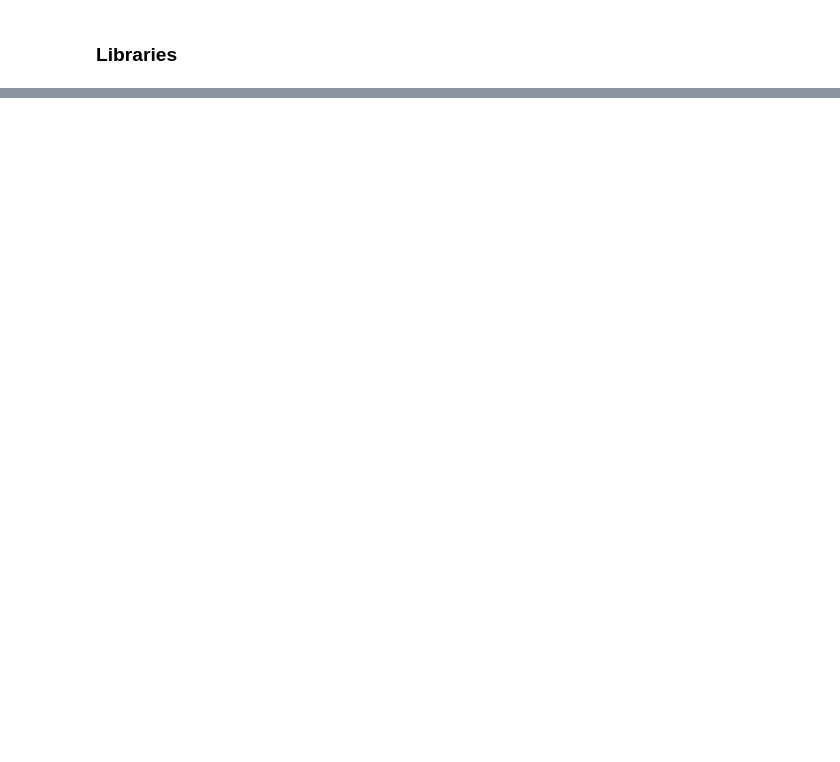
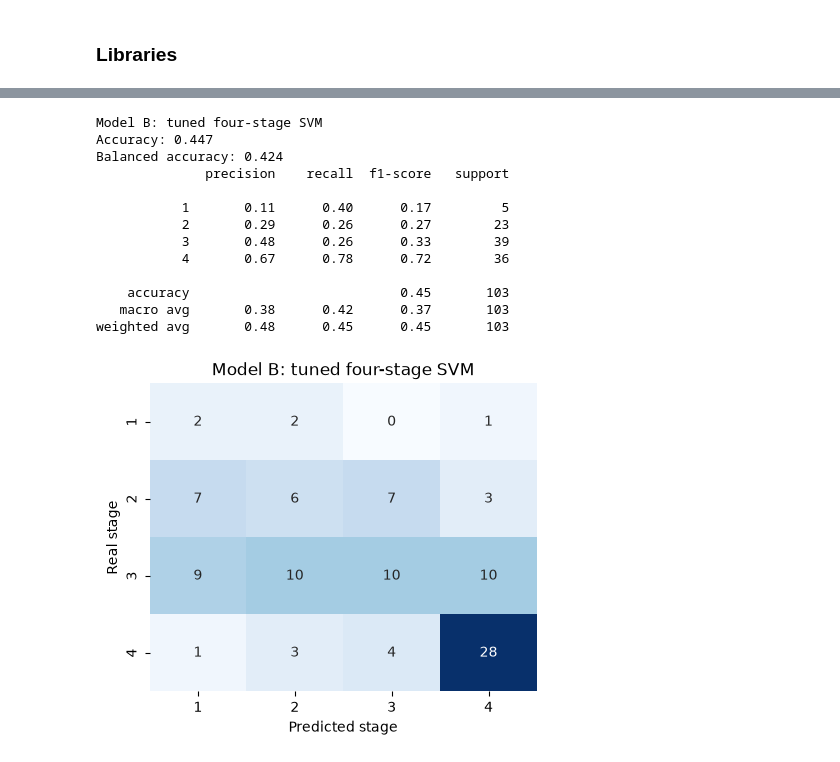
Before and after one commit to Jonathansl17/jarvis, a Jupyter notebook: cirrhosis_type_classification/cirrhosis_type_classification.ipynb, the cells around one changed output, grey strips where cells are left out. Cells and saved outputs as stored; diff of their text form; code cells hidden in the pictures; blank space fills up the shorter version.

```diff
--- a/cirrhosis_type_classification/cirrhosis_type_classification.ipynb
+++ b/cirrhosis_type_classification/cirrhosis_type_classification.ipynb
@@ -117,0 +370,13 @@ To be developed.
+# %%
+folds = StratifiedKFold(n_splits=5, shuffle=True, random_state=RANDOM_STATE)
+GRID = {'svm__C': [0.1, 1, 10, 100], 'svm__gamma': ['scale', 0.01, 0.1]}
+
+search_stage = GridSearchCV(
+    Pipeline([('scale', StandardScaler()), ('svm', SVC(class_weight='balanced', random_state=RANDOM_STATE))]),
+    GRID, cv=folds, scoring='balanced_accuracy', n_jobs=-1,
+).fit(X_train, y_train)
+
+print("Best setting:", search_stage.best_params_)
+print("Cross-validated balanced accuracy: %.3f" % search_stage.best_score_)
+results = pd.DataFrame(search_stage.cv_results_)[['param_svm__C', 'param_svm__gamma', 'mean_test_score']]
+print(results.pivot(index='param_svm__C', columns='param_svm__gamma', values='mean_test_score').round(3))
@@ -117,0 +394,18 @@ To be developed.
+# %%
+model_stage = search_stage.best_estimator_
+predicted_stage = report(model_stage, X_test, y_test, 'Model B: tuned four-stage SVM', STAGES)
+# %% [output]
+Model B: tuned four-stage SVM
+Accuracy: 0.447
+Balanced accuracy: 0.424
+              precision    recall  f1-score   support
+
+           1       0.11      0.40      0.17         5
+           2       0.29      0.26      0.27        23
+           3       0.48      0.26      0.33        39
+           4       0.67      0.78      0.72        36
+
+    accuracy                           0.45       103
+   macro avg       0.38      0.42      0.37       103
+weighted avg       0.48      0.45      0.45       103
+[figure, added]
```
Also changed, not shown: parts of 60 cells of this notebook, 1 other file.
